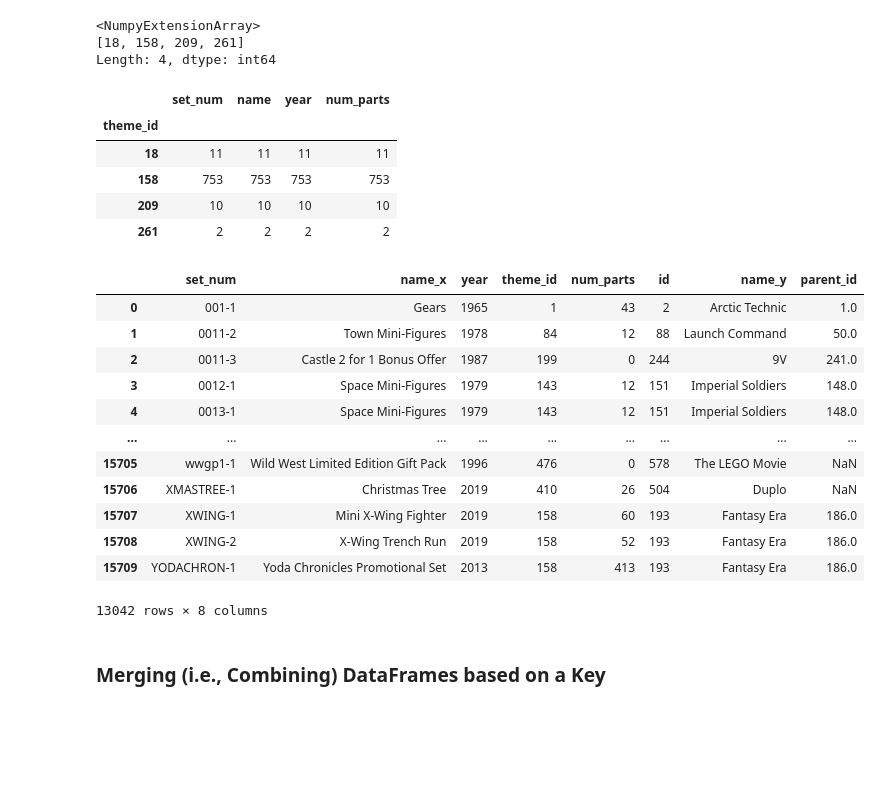
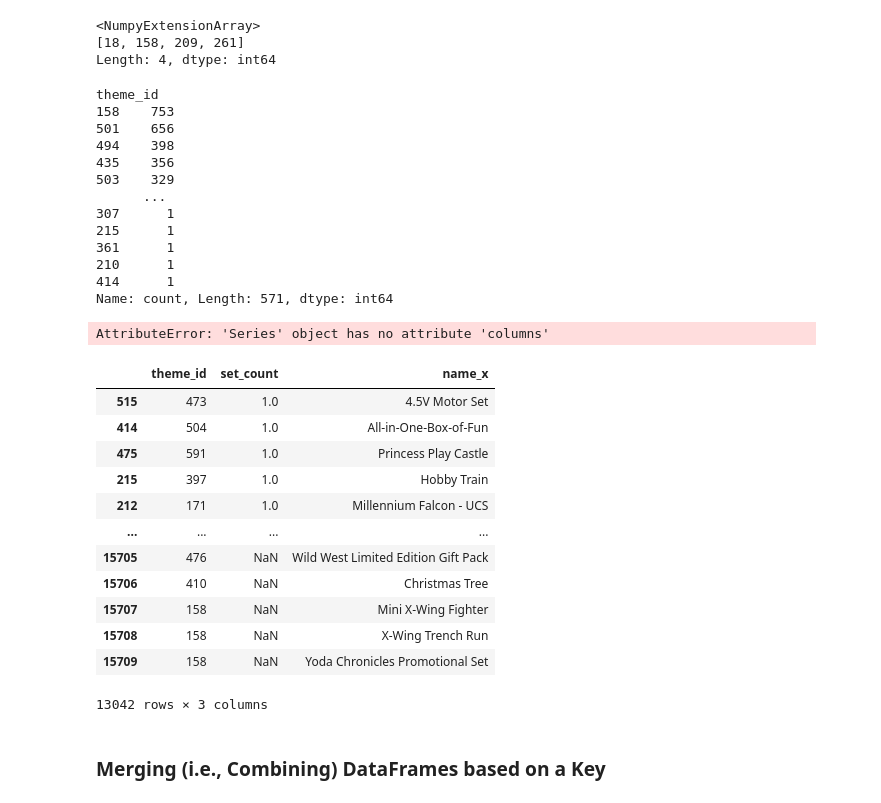
Before and after one commit to J-Bills/day_74, a Jupyter notebook: LEGO Notebook and Data (start)/Lego_Analysis_for_Course_(start).ipynb, the cells around one changed output. Saved outputs shown, nothing was run; the diff lists cells and outputs as text; code cells hidden in the pictures; blank space fills up the shorter version.

Commit message:
Merging dataframes

```diff
--- a/LEGO Notebook and Data (start)/Lego_Analysis_for_Course_(start).ipynb
+++ b/LEGO Notebook and Data (start)/Lego_Analysis_for_Course_(start).ipynb
@@ -354,29 +354,46 @@ Length: 4, dtype: int64
 # %%
 # sets_df[sets_df.theme_id == star_wars_theme_id]
 sets_df[sets_df.theme_id.isin(star_wars_theme_id)].groupby('theme_id').count()
+
+set_theme_count = sets_df["theme_id"].value_counts()
+# print(set_theme_count[:])
+
+# set_theme_count = pd.DataFrame({'id': sets_df.theme_count.index,
+# 'set count': sets_df.theme_count.values})
+print(set_theme_count)
 # %% [output]
-|  | set_num | name | year | num_parts |
-| theme_id |  |  |  |  |
-| 18 | 11 | 11 | 11 | 11 |
-| 158 | 753 | 753 | 753 | 753 |
-| 209 | 10 | 10 | 10 | 10 |
-| 261 | 2 | 2 | 2 | 2 |
+theme_id
+158    753
+501    656
+494    398
+435    356
+503    329
+      ...
+307      1
+215      1
+361      1
+210      1
+414      1
+Name: count, Length: 571, dtype: int64
+AttributeError: 'Series' object has no attribute 'columns'
 # %%
 """Merges all the tables using the key theme_id and right_index does something"""
-sets_df.merge(themes_df, left_on='theme_id', right_index=True)
+result = sets_df.merge(themes_df, left_on='theme_id', right_index=True)
+result.insert(0, "set_count", set_theme_count)
+result[['theme_id', 'set_count', 'name_x']].sort_values('set_count')
 # %% [output]
-|  | set_num | name_x | year | theme_id | num_parts | id | name_y | parent_id |
-| 0 | 001-1 | Gears | 1965 | 1 | 43 | 2 | Arctic Technic | 1.0 |
-| 1 | 0011-2 | Town Mini-Figures | 1978 | 84 | 12 | 88 | Launch Command | 50.0 |
-| 2 | 0011-3 | Castle 2 for 1 Bonus Offer | 1987 | 199 | 0 | 244 | 9V | 241.0 |
-| 3 | 0012-1 | Space Mini-Figures | 1979 | 143 | 12 | 151 | Imperial Soldiers | 148.0 |
-| 4 | 0013-1 | Space Mini-Figures | 1979 | 143 | 12 | 151 | Imperial Soldiers | 148.0 |
-| ... | ... | ... | ... | ... | ... | ... | ... | ... |
-| 15705 | wwgp1-1 | Wild West Limited Edition Gift Pack | 1996 | 476 | 0 | 578 | The LEGO Movie | NaN |
-| 15706 | XMASTREE-1 | Christmas Tree | 2019 | 410 | 26 | 504 | Duplo | NaN |
-| 15707 | XWING-1 | Mini X-Wing Fighter | 2019 | 158 | 60 | 193 | Fantasy Era | 186.0 |
-| 15708 | XWING-2 | X-Wing Trench Run | 2019 | 158 | 52 | 193 | Fantasy Era | 186.0 |
-| 15709 | YODACHRON-1 | Yoda Chronicles Promotional Set | 2013 | 158 | 413 | 193 | Fantasy Era | 186.0 |
+|  | theme_id | set_count | name_x |
+| 515 | 473 | 1.0 | 4.5V Motor Set |
+| 414 | 504 | 1.0 | All-in-One-Box-of-Fun |
+| 475 | 591 | 1.0 | Princess Play Castle |
+| 215 | 397 | 1.0 | Hobby Train |
+| 212 | 171 | 1.0 | Millennium Falcon - UCS |
+| ... | ... | ... | ... |
+| 15705 | 476 | NaN | Wild West Limited Edition Gift Pack |
+| 15706 | 410 | NaN | Christmas Tree |
+| 15707 | 158 | NaN | Mini X-Wing Fighter |
+| 15708 | 158 | NaN | X-Wing Trench Run |
+| 15709 | 158 | NaN | Yoda Chronicles Promotional Set |
-13042 rows × 8 columns
+13042 rows × 3 columns
 # %% [markdown]
 ### Merging (i.e., Combining) DataFrames based on a Key
```
